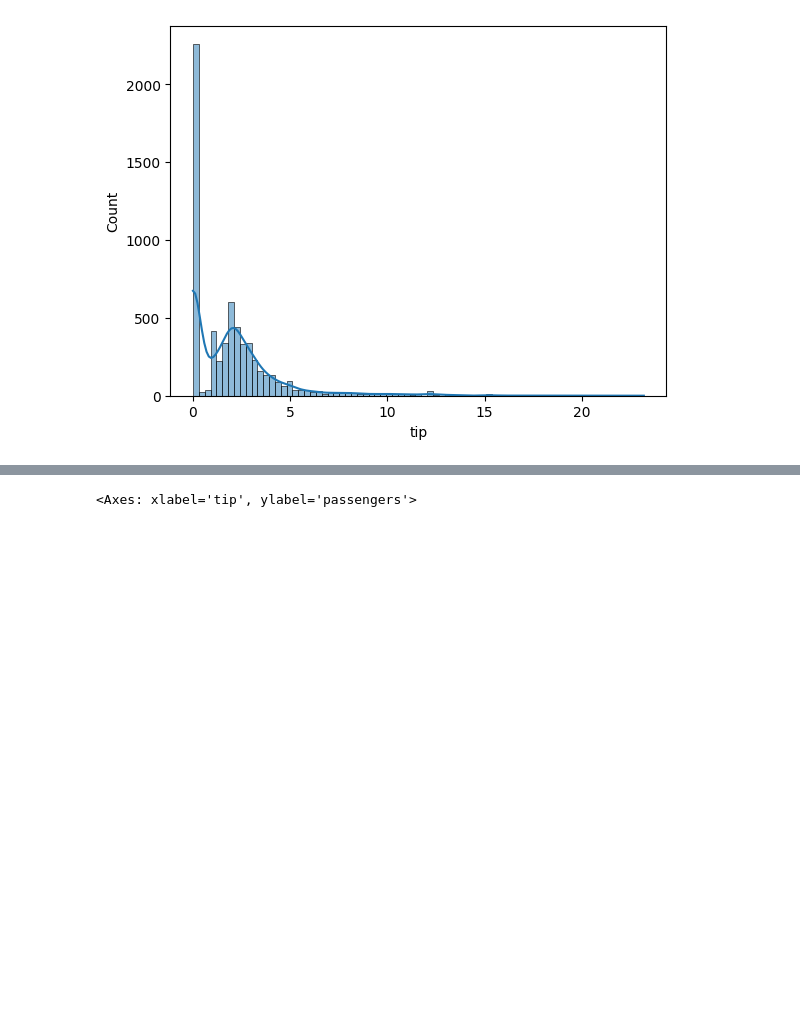
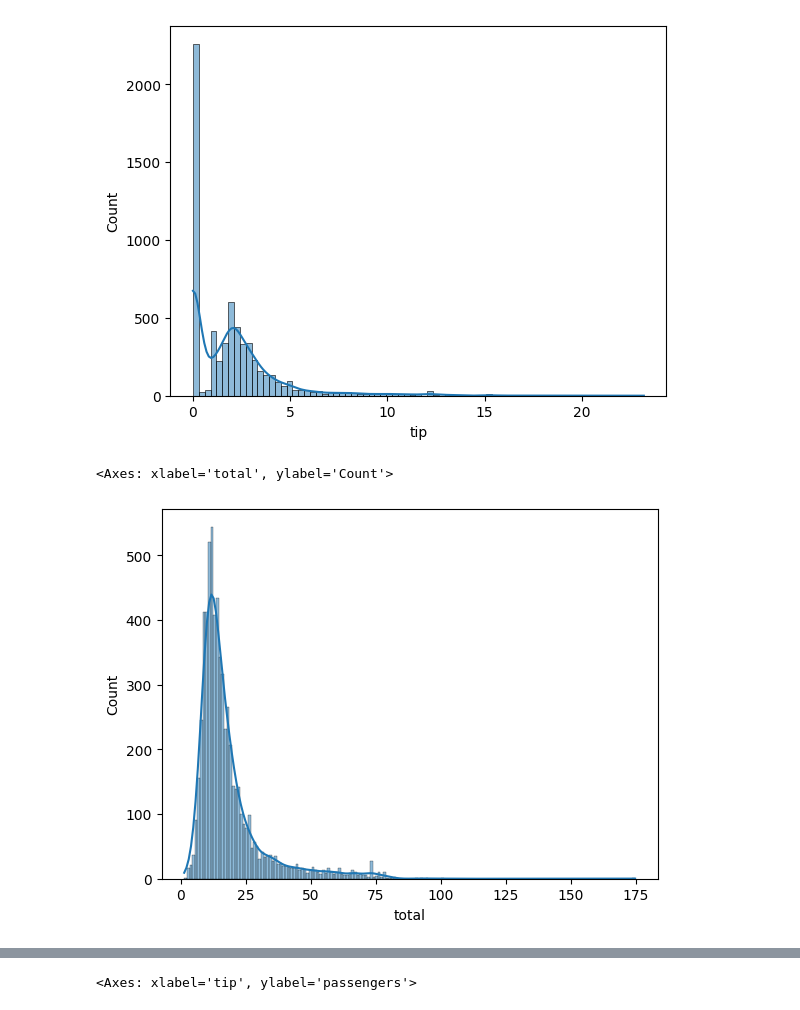
Before and after one commit to RishithaSrija/Machine_Learning, a Jupyter notebook: ML_Hyp_Testing.ipynb, the cells around one changed output, grey strips where cells are left out. Cells and saved outputs as stored; diff of their text form; code cells hidden in the pictures; blank space fills up the shorter version.

```diff
--- a/ML_Hyp_Testing.ipynb
+++ b/ML_Hyp_Testing.ipynb
@@ -352,3 +451,8 @@ sns.histplot(df.tip,kde=True)
 # %% [output]
 <Axes: xlabel='tip', ylabel='Count'>
 [figure]
+# %%
+sns.histplot(df.total,kde=True)
+# %% [output]
+<Axes: xlabel='total', ylabel='Count'>
+[figure, added]
```
Also changed, not shown: parts of 53 cells of this notebook.
